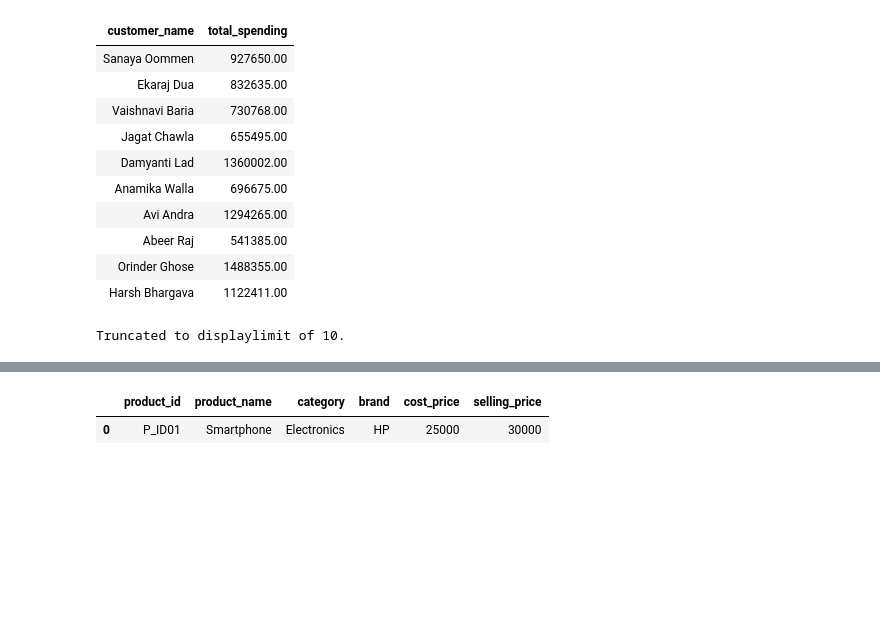
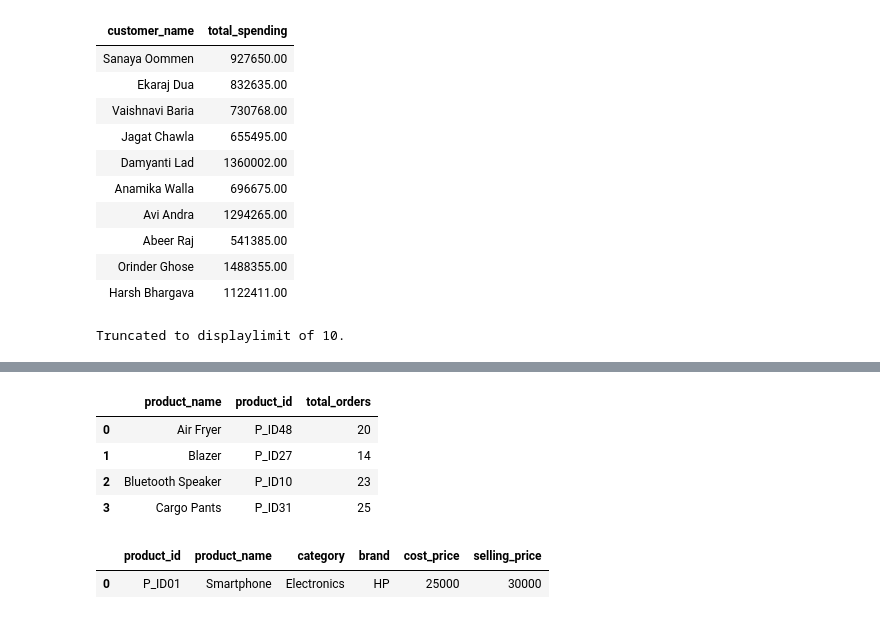
Before and after one commit to umesh-creates/sql_pandas_exercise_and_notes, a Jupyter notebook: retail_analysis exercise/subqueries.ipynb, the cells around one changed output, grey strips where cells are left out. Cells and saved outputs as stored; diff of their text form; code cells hidden in the pictures; blank space fills up the shorter version.

```diff
--- a/retail_analysis exercise/subqueries.ipynb
+++ b/retail_analysis exercise/subqueries.ipynb
@@ -304,3 +377,17 @@ result[result['total_spending'] > result['total_spending'].mean()]
+# %%
+merged = pd.merge(products, order_items, on='product_id')
+total_orders = (
+    merged
+    .groupby(['product_name', 'product_id'])['order_id']
+    .count()
+).reset_index(name='total_orders')
+total_orders.head(4)
+# %% [output]
+|  | product_name | product_id | total_orders |
+| 0 | Air Fryer | P_ID48 | 20 |
+| 1 | Blazer | P_ID27 | 14 |
+| 2 | Bluetooth Speaker | P_ID10 | 23 |
+| 3 | Cargo Pants | P_ID31 | 25 |
 # %%
 products.head(1)
 # %% [output]
```
Also changed, not shown: parts of 10 cells of this notebook, 1 other file.
